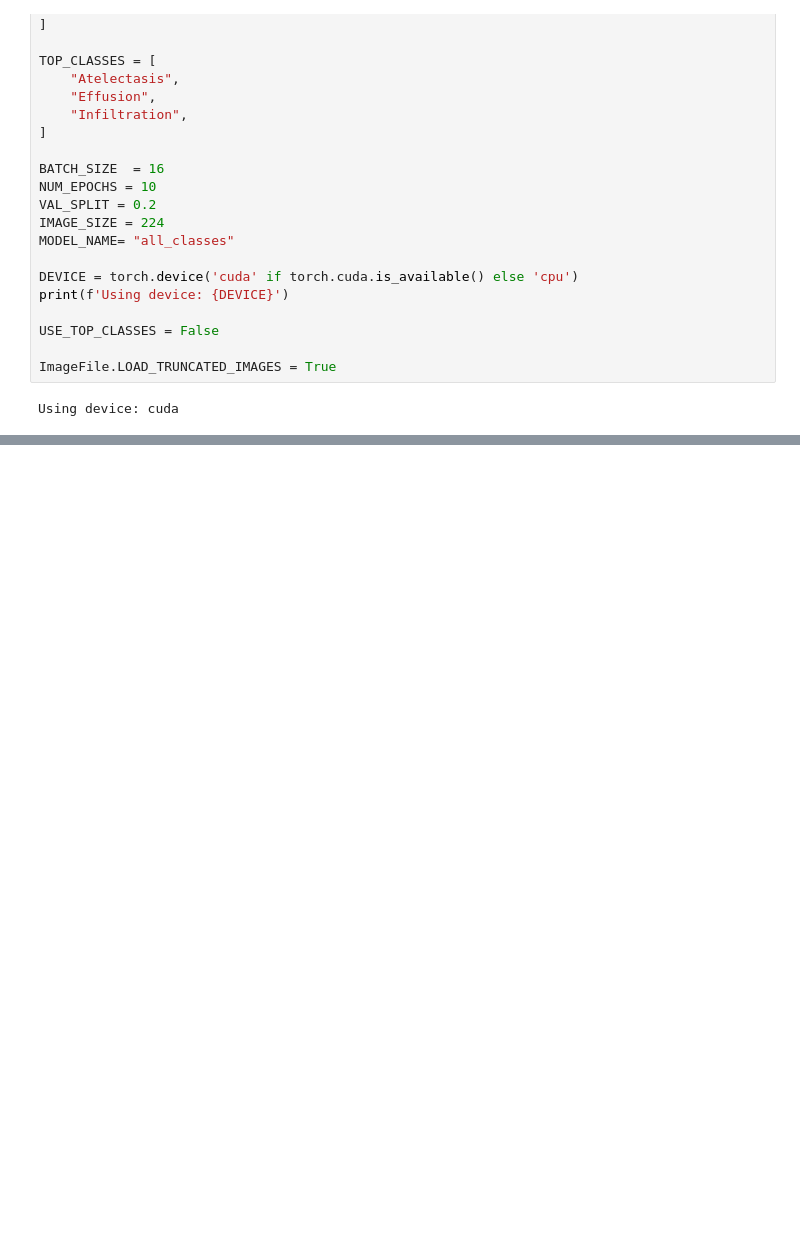
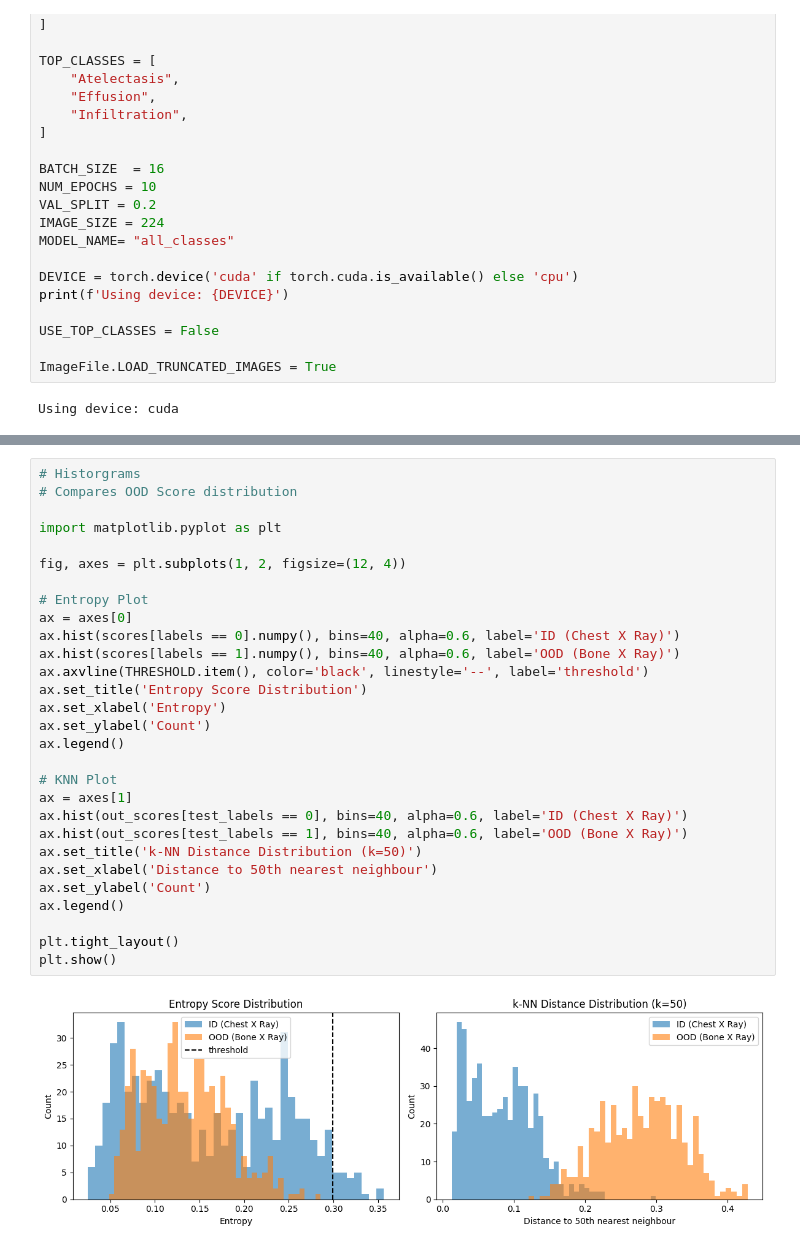
Before and after one commit to mpieper19/Out-of-Distribution-Detection, a Jupyter notebook: notebooks/training.ipynb, the cells around one changed output, grey strips where cells are left out. Cells and saved outputs as stored; diff of their text form; blank space fills up the shorter version.

```diff
--- a/notebooks/training.ipynb
+++ b/notebooks/training.ipynb
@@ -374,0 +422,31 @@ OOD AUROC: 0.5
+# %%
+# Historgrams
+# Compares OOD Score distribution
+
+import matplotlib.pyplot as plt
+
+fig, axes = plt.subplots(1, 2, figsize=(12, 4))
+
+# Entropy Plot
+ax = axes[0]
+ax.hist(scores[labels == 0].numpy(), bins=40, alpha=0.6, label='ID (Chest X Ray)')
+ax.hist(scores[labels == 1].numpy(), bins=40, alpha=0.6, label='OOD (Bone X Ray)')
+ax.axvline(THRESHOLD.item(), color='black', linestyle='--', label='threshold')
+ax.set_title('Entropy Score Distribution')
+ax.set_xlabel('Entropy')
+ax.set_ylabel('Count')
+ax.legend()
+
+# KNN Plot
+ax = axes[1]
+ax.hist(out_scores[test_labels == 0], bins=40, alpha=0.6, label='ID (Chest X Ray)')
+ax.hist(out_scores[test_labels == 1], bins=40, alpha=0.6, label='OOD (Bone X Ray)')
+ax.set_title('k-NN Distance Distribution (k=50)')
+ax.set_xlabel('Distance to 50th nearest neighbour')
+ax.set_ylabel('Count')
+ax.legend()
+
+plt.tight_layout()
+plt.show()
+# %% [output]
+[figure, added]
```
Also changed, not shown: parts of 10 cells of this notebook, 2 other files.
